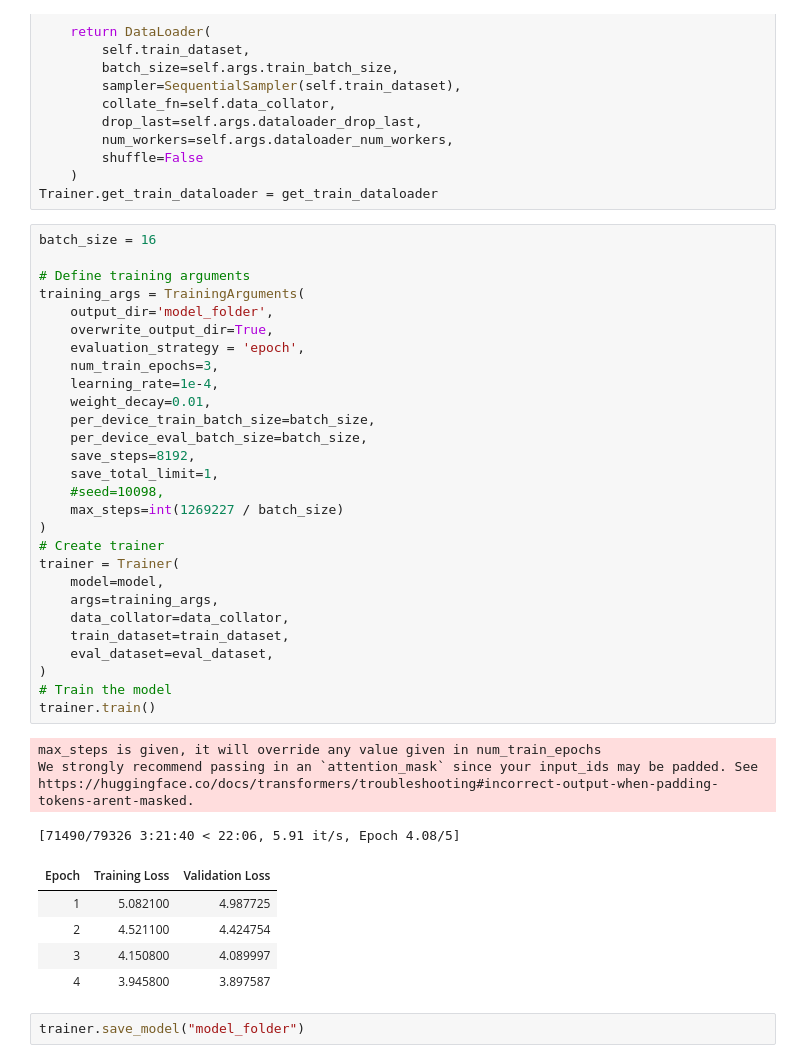
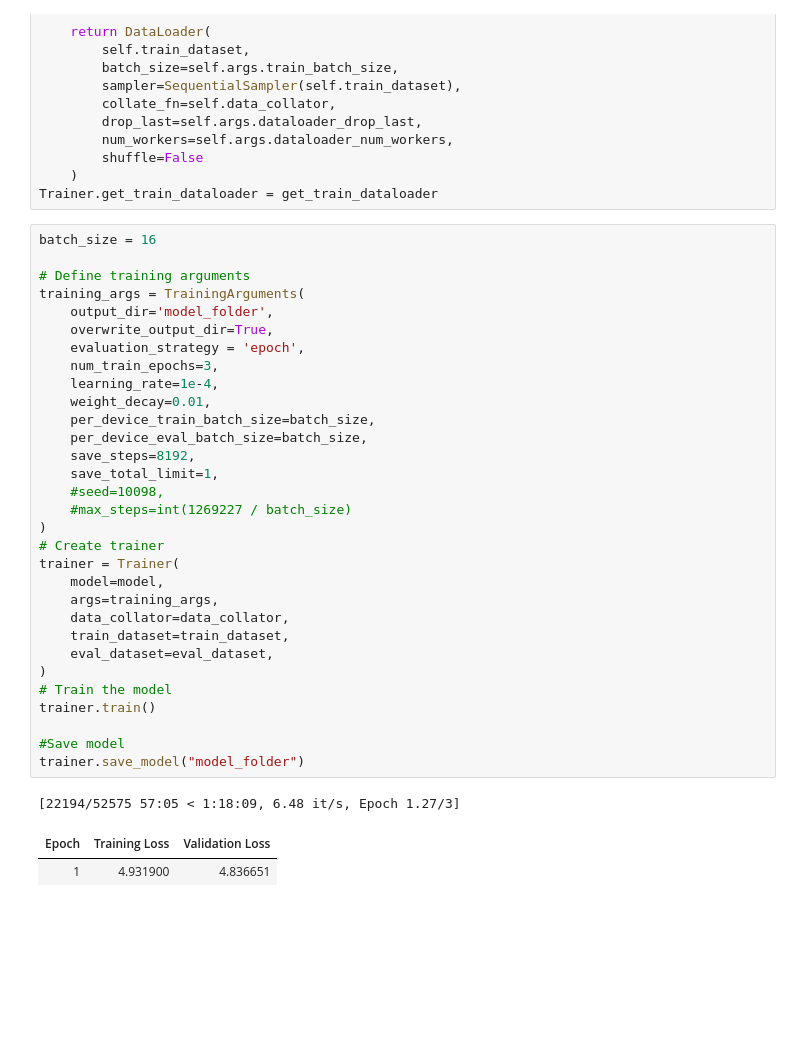
Before and after one commit to abrtz/baby-lm, a Jupyter notebook: BabyTraining_EN.ipynb, the cells around one changed output. Cells and saved outputs as stored; diff of their text form; blank space fills up the shorter version.

Commit message:
change epochs to 3, still not able to finish training

```diff
--- a/BabyTraining_EN.ipynb
+++ b/BabyTraining_EN.ipynb
@@ -197,39 +197,35 @@ Trainer.get_train_dataloader = get_train_dataloader
 # %%
 batch_size = 16
 
 # Define training arguments
 training_args = TrainingArguments(
     output_dir='model_folder',
     overwrite_output_dir=True,
     evaluation_strategy = 'epoch',
     num_train_epochs=3,
     learning_rate=1e-4,
     weight_decay=0.01,
     per_device_train_batch_size=batch_size,
     per_device_eval_batch_size=batch_size,
     save_steps=8192,
     save_total_limit=1,
     #seed=10098,
-    max_steps=int(1269227 / batch_size)
+    #max_steps=int(1269227 / batch_size)
 )
 # Create trainer
 trainer = Trainer(
     model=model,
     args=training_args,
     data_collator=data_collator,
     train_dataset=train_dataset,
     eval_dataset=eval_dataset,
 )
 # Train the model
 trainer.train()
+
+#Save model
+trainer.save_model("model_folder")
 # %% [output]
-max_steps is given, it will override any value given in num_train_epochs
-We strongly recommend passing in an `attention_mask` since your input_ids may be padded. See https://huggingface.co/docs/transformers/troubleshooting#incorrect-output-when-padding-tokens-arent-masked.
+[22194/52575 57:05 < 1:18:09, 6.48 it/s, Epoch 1.27/3]
-[71490/79326 3:21:40 < 22:06, 5.91 it/s, Epoch 4.08/5]
 | Epoch | Training Loss | Validation Loss |
-| 1 | 5.082100 | 4.987725 |
-| 2 | 4.521100 | 4.424754 |
-| 3 | 4.150800 | 4.089997 |
-| 4 | 3.945800 | 3.897587 |
+| 1 | 4.931900 | 4.836651 |
-# %%
-trainer.save_model("model_folder")
```
